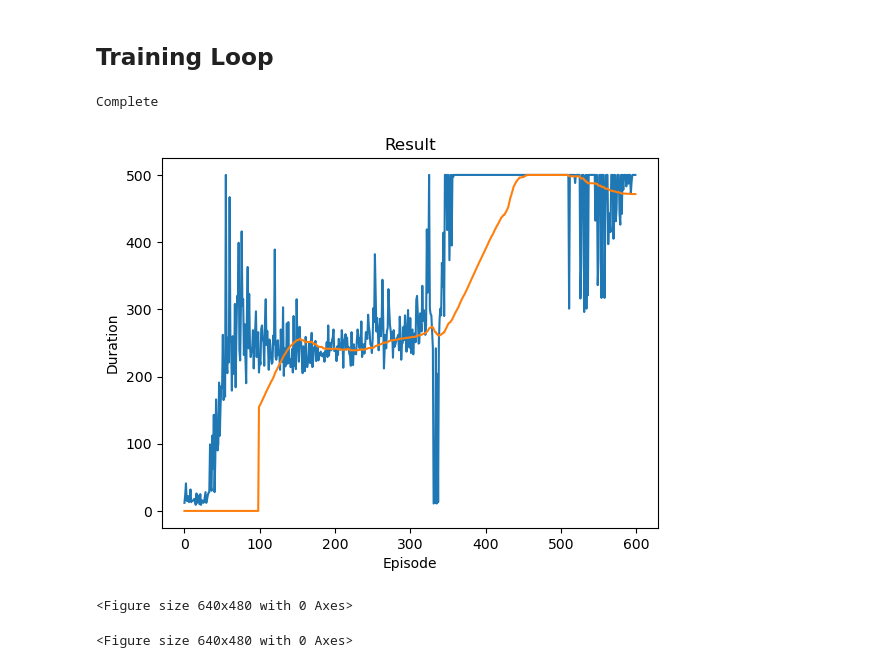
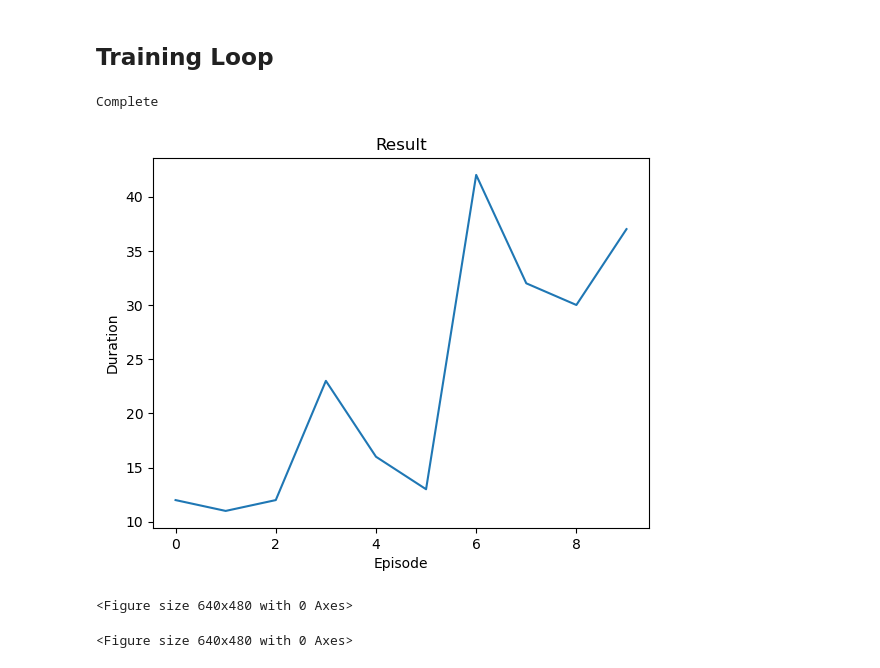
Before and after one commit to Ojcah/TFG_2024, a Jupyter notebook: PruebasDQN/CartPoleDQN.ipynb, the cells around one changed output. Saved outputs shown, nothing was run; the diff lists cells and outputs as text; code cells hidden in the pictures.

```diff
--- a/PruebasDQN/CartPoleDQN.ipynb
+++ b/PruebasDQN/CartPoleDQN.ipynb
@@ -16,6 +17,6 @@ import torch.nn.functional as F
 # %%
-#env = gym.make("CartPole-v1")
-env = gym.make("CartPole-v1", render_mode="human")
+env = gym.make("CartPole-v1")
+#env = gym.make("CartPole-v1", render_mode="human")
 
 
 # set up matplotlib
@@ -209,7 +200,7 @@ def optimize_model():
     optimizer.step()
 # %%
 if torch.cuda.is_available():
-    num_episodes = 600
+    num_episodes = 10
 else:
     num_episodes = 50
 
@@ -217,21 +208,21 @@ for i_episode in range(num_episodes):
     # Initialize the environment and get its state
     state, info = env.reset()
     state = torch.tensor(state, dtype=torch.float32, device=device).unsqueeze(0)
+    print("Episode >> ", i_episode)
     for t in count():
         action = select_action(state)
         observation, reward, terminated, truncated, _ = env.step(action.item())
         reward = torch.tensor([reward], device=device)
         done = terminated or truncated
 
-        ## ***************************
-        print(reward)
+        ## *********************************************************************************
+        ## *********************************************************************************
         pole_angle = math.degrees(observation[2])
-        reward = calculate_reward(pole_angle)
 
-        print(pole_angle)
-        print(reward)
+        print(np.array([pole_angle, observation[0], action.item(), reward.item()]))
 
-        ## ***************************
+        ## *********************************************************************************
+        ## *********************************************************************************
 
         if terminated:
             next_state = None
@@ -240,33 +231,38 @@ for i_episode in range(num_episodes):
 
         # Store the transition in memory
         memory.push(state, action, next_state, reward)
 
         # Move to the next state
         state = next_state
 
         # Perform one step of the optimization (on the policy network)
         optimize_model()
 
         # Soft update of the target network's weights
         # θ′ ← τ θ + (1 −τ )θ′
         target_net_state_dict = target_net.state_dict()
         policy_net_state_dict = policy_net.state_dict()
         for key in policy_net_state_dict:
             target_net_state_dict[key] = policy_net_state_dict[key]*TAU + target_net_state_dict[key]*(1-TAU)
         target_net.load_state_dict(target_net_state_dict)
 
         if done:
             episode_durations.append(t + 1)
             plot_durations()
             break
 
+## ***********************************************SAVE & LOAD models*******************************************
+# Guardar el modelo
+torch.save(policy_net.state_dict(), f"models/CartPole_{num_episodes}eps.pth")
+## ************************************************************************************************************
+
 print('Complete')
 plot_durations(show_result=True)
 plt.ioff()
 plt.show()
 env.close()
 # %% [output]
 Complete
-[figure, old version]
+[figure, new version]
 <Figure size 640x480 with 0 Axes>
 <Figure size 640x480 with 0 Axes>
```
Also changed, not shown: parts of 3 cells of this notebook.
